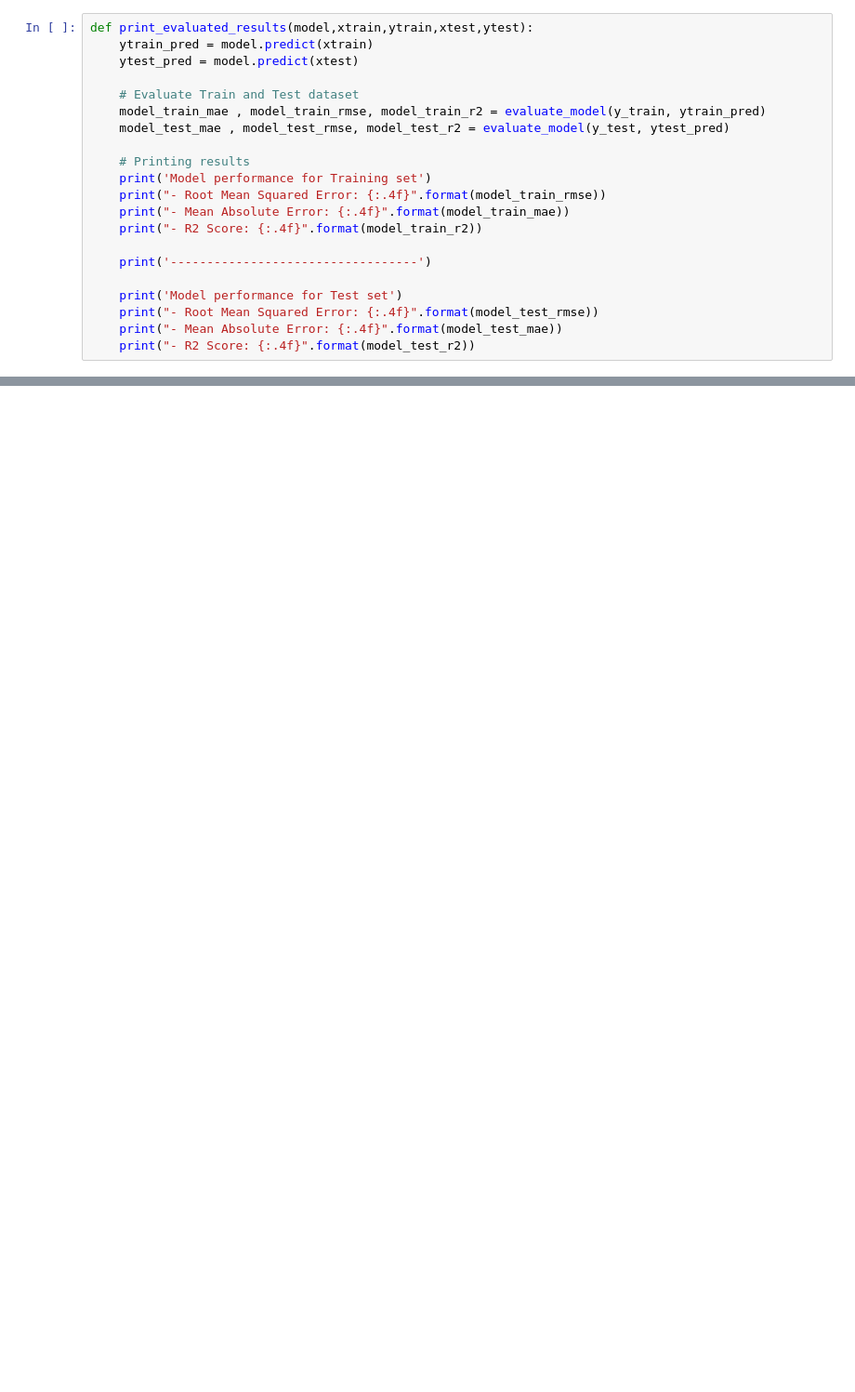
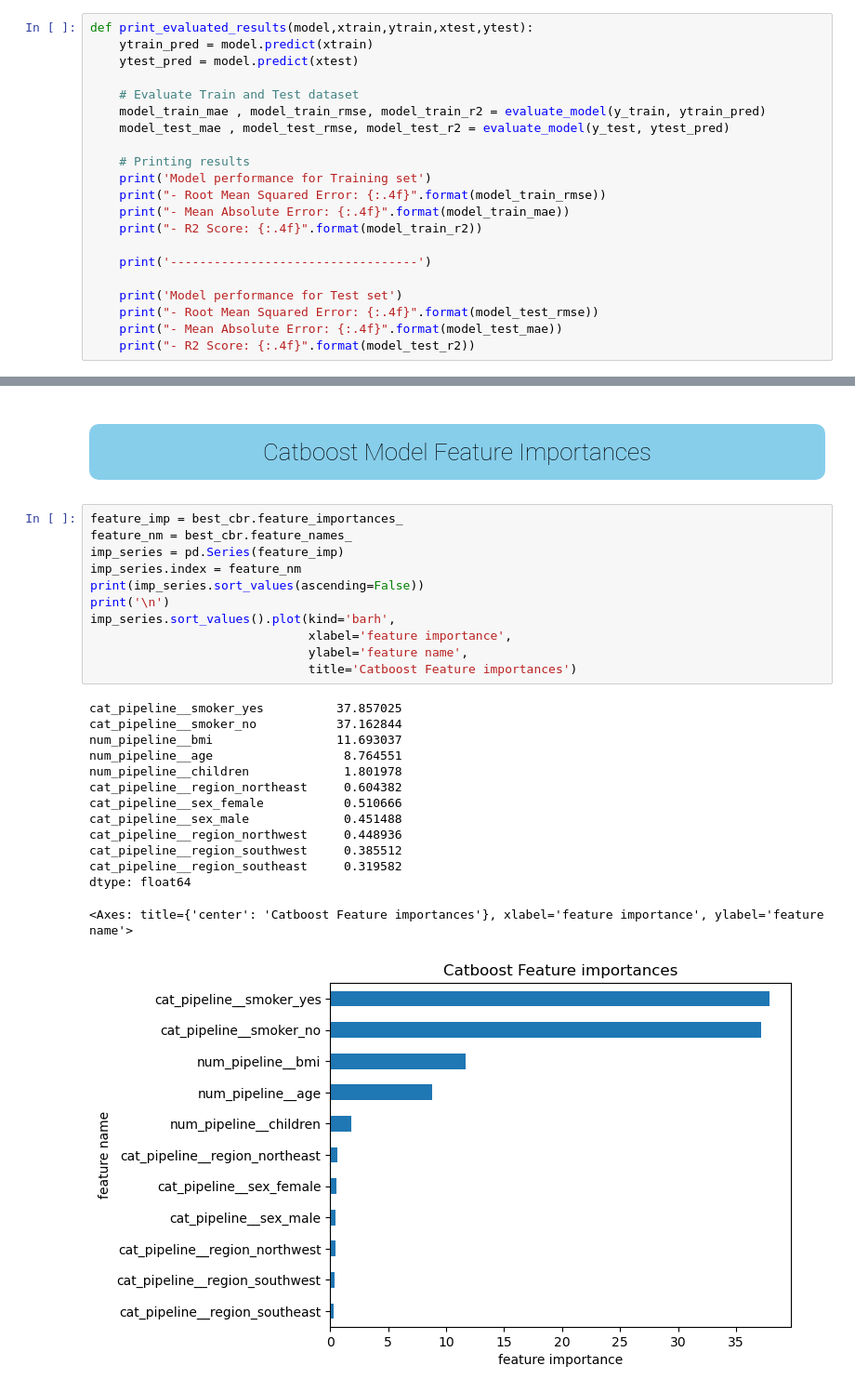
Before and after one commit to extremeVinay/insurance-ml-project, a Jupyter notebook: Notebook/2_Model_training_Insurance.ipynb, the cells around one changed output, grey strips where cells are left out. Shown: that part at 93% size. Cells and saved outputs as stored; diff of their text form; blank space fills up the shorter version.

Commit message:
EDA and model trainer

```diff
--- a/Notebook/2_Model_training_Insurance.ipynb
+++ b/Notebook/2_Model_training_Insurance.ipynb
@@ -299,0 +300,28 @@ Model performance for Test set
+# %% [markdown]
+# <p style="padding:10px;background-color:#87CEEB ;margin:10;color:#000000;font-family:newtimeroman;font-size:100%;text-align:center;border-radius: 10px 10px ;overflow:hidden;font-weight:50">Catboost Model Feature Importances</p>
+# %%
+feature_imp = best_cbr.feature_importances_
+feature_nm = best_cbr.feature_names_
+imp_series = pd.Series(feature_imp)
+imp_series.index = feature_nm
+print(imp_series.sort_values(ascending=False))
+print('\n')
+imp_series.sort_values().plot(kind='barh',
+                              xlabel='feature importance',
+                              ylabel='feature name',
+                              title='Catboost Feature importances')
+# %% [output]
+cat_pipeline__smoker_yes          37.857025
+cat_pipeline__smoker_no           37.162844
+num_pipeline__bmi                 11.693037
+num_pipeline__age                  8.764551
+num_pipeline__children             1.801978
+cat_pipeline__region_northeast     0.604382
+cat_pipeline__sex_female           0.510666
+cat_pipeline__sex_male             0.451488
+cat_pipeline__region_northwest     0.448936
+cat_pipeline__region_southwest     0.385512
+cat_pipeline__region_southeast     0.319582
+dtype: float64
+<Axes: title={'center': 'Catboost Feature importances'}, xlabel='feature importance', ylabel='feature name'>
+[figure, added]
```
Also changed, not shown: parts of 4 cells of this notebook, 6 other files.
